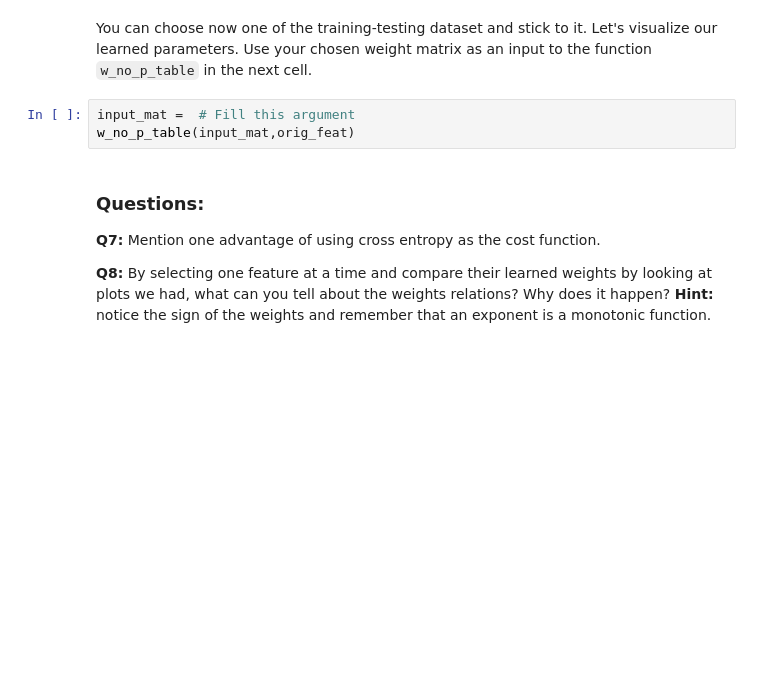
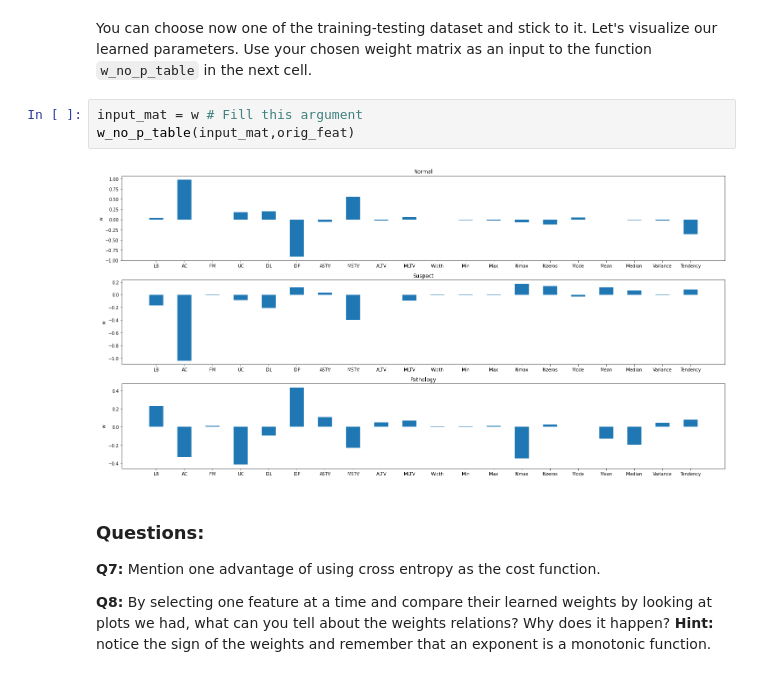
Before and after one commit to mlh-master/hw1_mlh-lidan-and-tom, a Jupyter notebook: HW1.ipynb, the cells around one changed output. Saved outputs shown, nothing was run; the diff lists cells and outputs as text; blank space fills up the shorter version.

```diff
--- a/HW1.ipynb
+++ b/HW1.ipynb
@@ -324,8 +383,10 @@ print("F1 score is: " + str("{0:.2f}".format(100 * metrics.f1_score(y_test, y_pr
 # %% [markdown]
 You can choose now one of the training-testing dataset and stick to it. Let's visualize our learned parameters. Use your chosen weight matrix as an input to the function `w_no_p_table` in the next cell.
 # %%
-input_mat =  # Fill this argument
+input_mat = w # Fill this argument
 w_no_p_table(input_mat,orig_feat)
+# %% [output]
+[figure, added]
 # %% [markdown]
 ### Questions:
 **Q7:** Mention one advantage of using cross entropy as the cost function.
```
Also changed, not shown: parts of 42 cells of this notebook, 2 other files.
